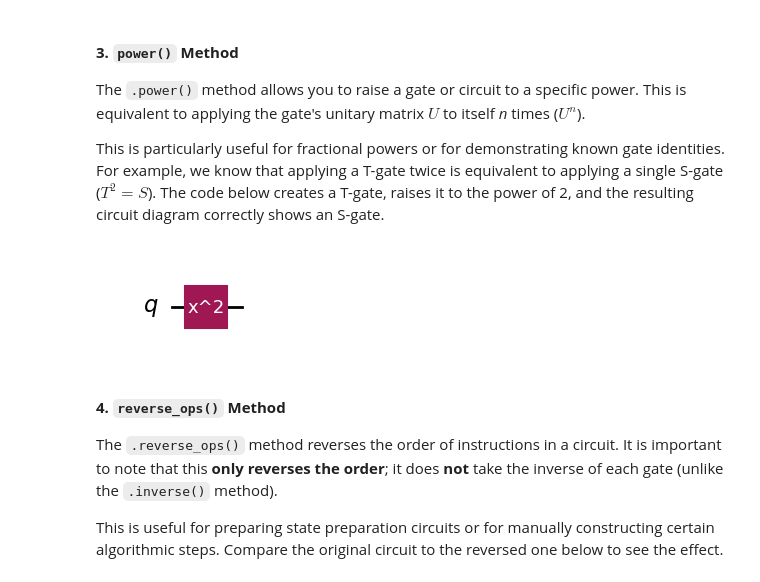
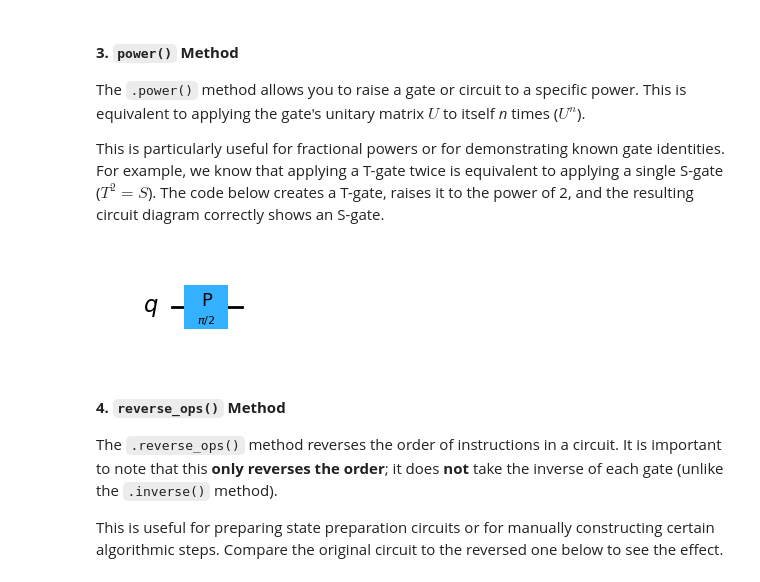
Before and after one commit to kibrahim757/qiskit_2x_certification_exam_tutorial, a Jupyter notebook: Section_1_Perform_Quantum_Operations/2_4_Circuit_Mechanics.ipynb, the cells around one changed output. Drawn from its saved outputs; the diff is of its cells as text; code cells hidden in the pictures.

```diff
--- a/Section_1_Perform_Quantum_Operations/2_4_Circuit_Mechanics.ipynb
+++ b/Section_1_Perform_Quantum_Operations/2_4_Circuit_Mechanics.ipynb
@@ -848,16 +850,16 @@ The `.power()` method allows you to raise a gate or circuit to a specific power.
 
 This is particularly useful for fractional powers or for demonstrating known gate identities. For example, we know that applying a T-gate twice is equivalent to applying a single S-gate ($T^2 = S$). The code below creates a T-gate, raises it to the power of 2, and the resulting circuit diagram correctly shows an S-gate.
 # %%
-from qiskit.circuit.library import XGate
+from qiskit.circuit.library import TGate
 
 # Create a circuit with a single T-gate
 qc = QuantumCircuit(1)
-qc.append(XGate().power(2), [0])
+qc.append(TGate().power(2), [0])
 
-# The output diagram will show an S-gate, because T^2 = S
+# The output diagram will show an S-gate (Phase Gate where theta=π/2), because T^2 = S
 qc.draw('mpl')
 # %% [output]
-[figure, old version]
+[figure, new version]
 # %% [markdown]
 #### **4. `reverse_ops()` Method**
 
```
Also changed, not shown: parts of 1 cell of this notebook, 4 other files.
